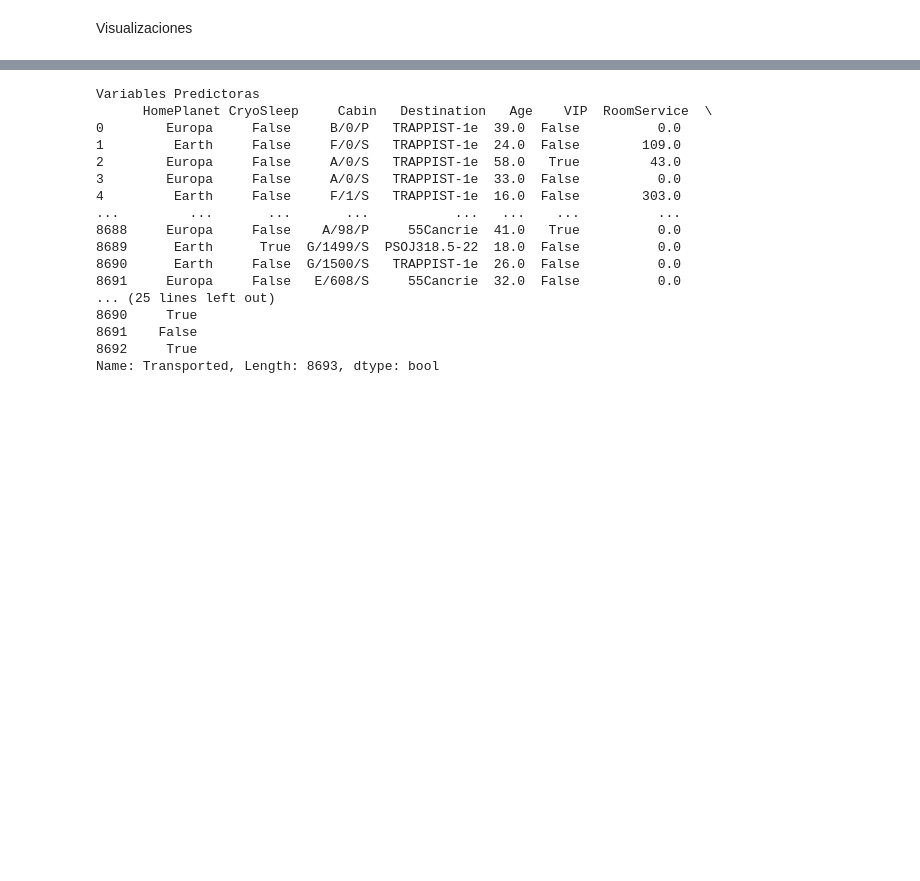
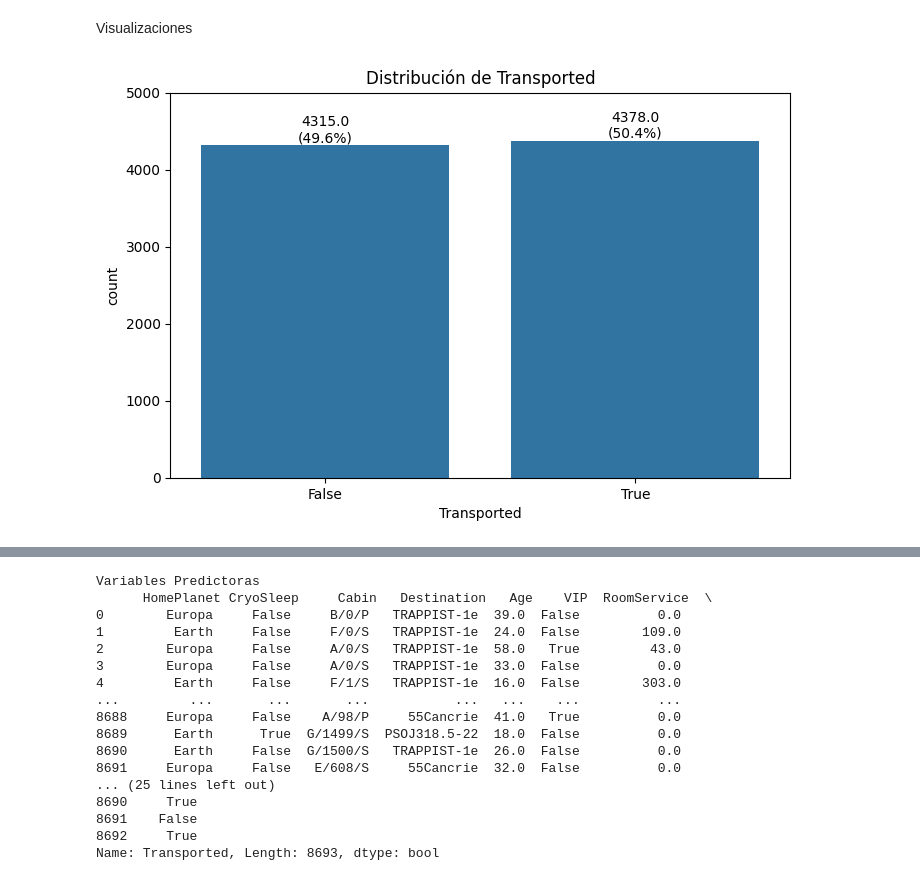
Before and after one commit to EmmaMontalbanA/RetoSpace, a Jupyter notebook: spaces_titanic_v2.ipynb, the cells around one changed output, grey strips where cells are left out. Cells and saved outputs as stored; diff of their text form; code cells hidden in the pictures; blank space fills up the shorter version.

```diff
--- a/spaces_titanic_v2.ipynb
+++ b/spaces_titanic_v2.ipynb
@@ -245,3 +267,20 @@ Guardar los datos limpioe
 df_imputed.to_csv('data/df_cleaned.csv', index=False)
 # %% [markdown]
 Visualizaciones
+# %%
+plt.figure(figsize=(8, 5))
+ax = sns.countplot(x='Transported', data=df_imputed)
+plt.title('Distribución de Transported')
+
+total = len(df_imputed['Transported'])
+for p in ax.patches:
+    height = p.get_height()
+    percentage = f'{100 * height / total:.1f}%'
+    ax.text(p.get_x() + p.get_width()/2., height + 0.1,
+            f'{height}\n({percentage})',
+            ha="center", va="bottom")
+
+plt.ylim(0, 5000)  # Ajusta este valor según sea necesario
+plt.show()
+# %% [output]
+[figure, added]
```
Also changed, not shown: parts of 39 cells of this notebook.
